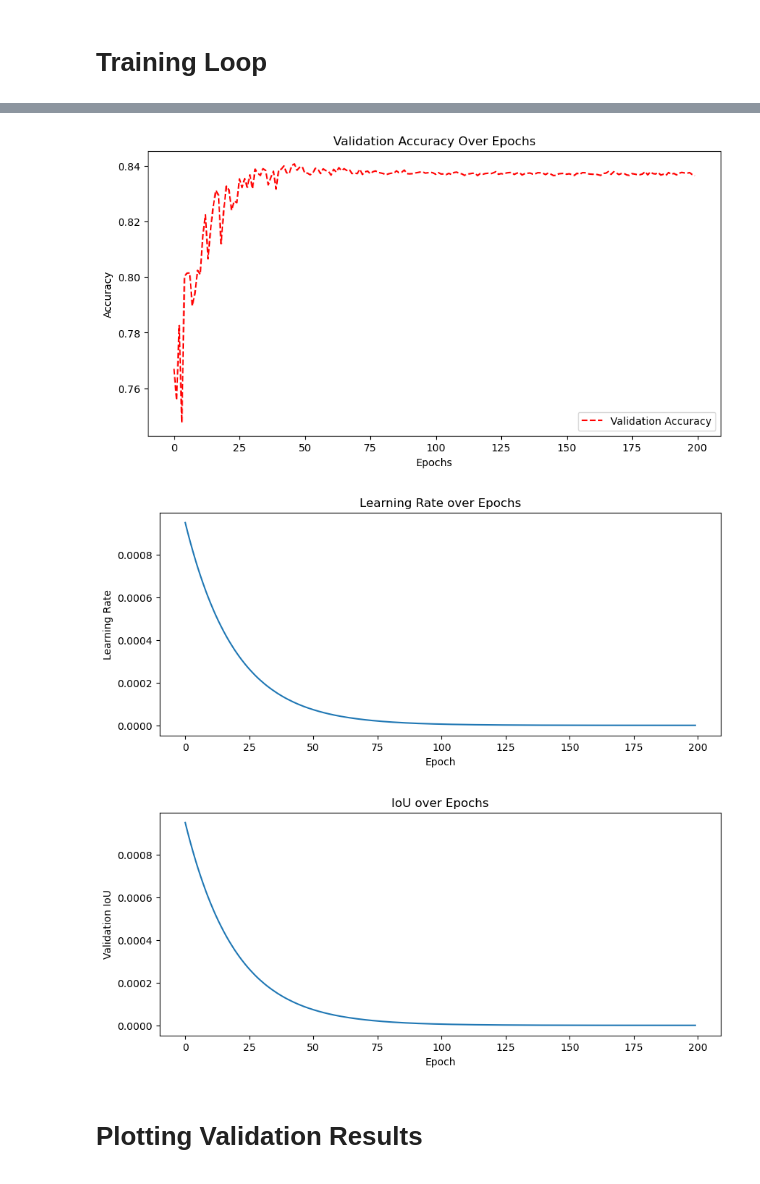
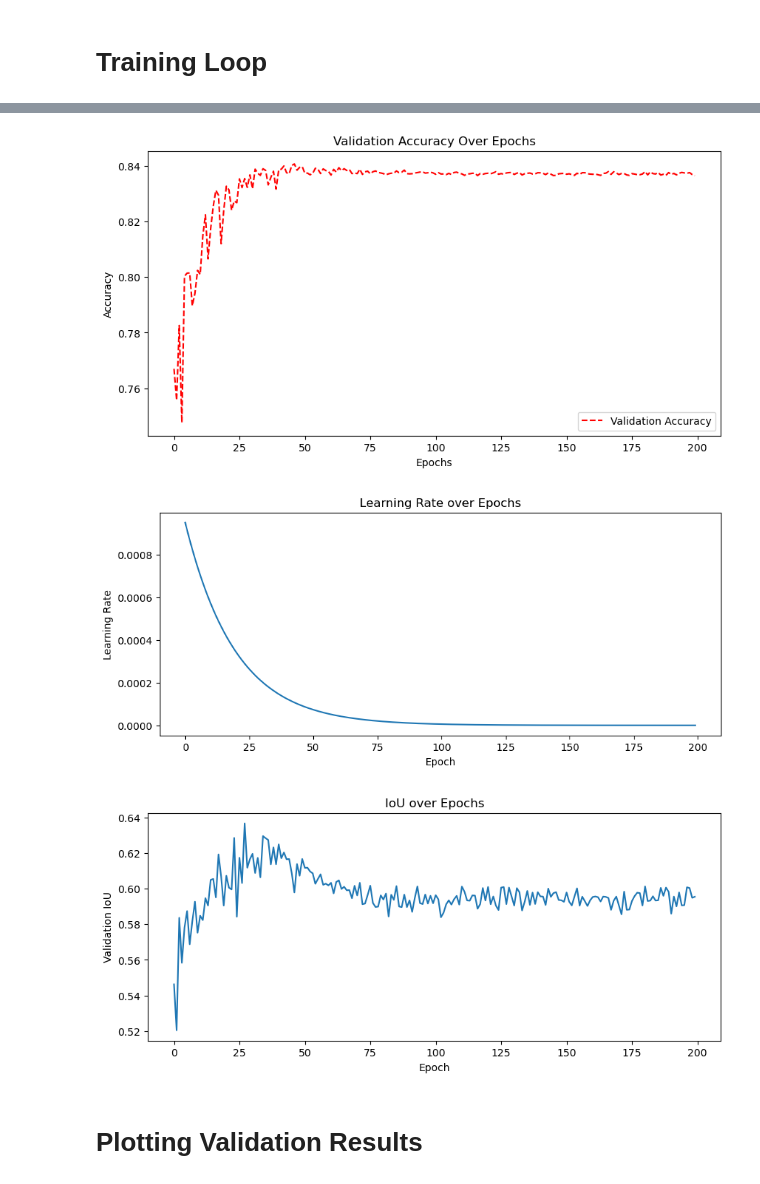
Before and after one commit to matzefit/AIBuildingFunctionPredicition, a Jupyter notebook: training.ipynb, the cells around one changed output, grey strips where cells are left out. Drawn from its saved outputs; the diff is of its cells as text; code cells hidden in the pictures.

Commit message:
update iou plot

```diff
--- a/training.ipynb
+++ b/training.ipynb
@@ -524,35 +524,35 @@ plt.show()
 # Plotting Validation Accuracy
 plt.figure(figsize=(10, 5))
 plt.plot(val_accuracies, label='Validation Accuracy', linestyle='--', color='r')
 # plt.xticks(range(num_epochs))  # Set x-ticks to be integer
 plt.xlabel('Epochs')
 plt.ylabel('Accuracy')
 plt.title('Validation Accuracy Over Epochs')
 plt.legend()
 plt.show()
 
 # Plotting the learning rate
 plt.figure(figsize=(10, 4))
 plt.plot( learning_rates)
 plt.xlabel('Epoch')
 plt.ylabel('Learning Rate')
 plt.title('Learning Rate over Epochs')
 # plt.grid(True)
 plt.show()
 
 # Plotting the learning rate
 plt.figure(figsize=(10, 4))
-plt.plot( learning_rates)
+plt.plot( val_ious)
 plt.xlabel('Epoch')
 plt.ylabel('Validation IoU')
 plt.title('IoU over Epochs')
 # plt.grid(True)
 plt.show()
 # %% [output]
 [figure]
 [figure]
 [figure]
-[figure, old version]
+[figure, new version]
 # %% [markdown]
 # Plotting Validation Results
 # %%
```
